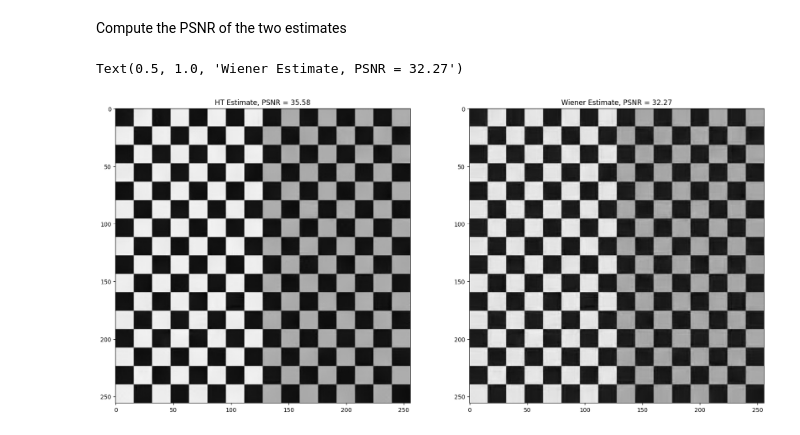
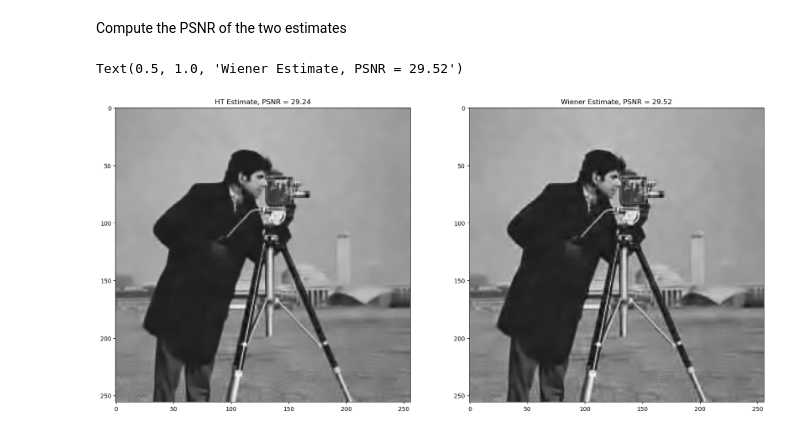
Before and after one commit to Thomas-Fabbris/MMIP-polimi, a Jupyter notebook: Assignments/lecture_3_DCT_denoising.ipynb, the cells around one changed output. Drawn from its saved outputs; the diff is of its cells as text; code cells hidden in the pictures.

```diff
--- a/Assignments/lecture_3_DCT_denoising.ipynb
+++ b/Assignments/lecture_3_DCT_denoising.ipynb
@@ -38,7 +35,7 @@ $$
 # %% [markdown]
 Load the image and rescale it in $[0,1]$
 # %%
-img = imread(f'{ROOT_FOLDER}/checkerboard.png') / \
+img = imread(f'{ROOT_FOLDER}/cameraman.png') / \
     255.0  # /checkerboard.png
 imsz = img.shape
 # %% [markdown]
@@ -276,19 +273,20 @@ for i in range(0, imsz[0] - p + 1, STEP):
     for j in range(0, imsz[1] - p + 1, STEP):
         # Extrach the patch from the noisy image with the top left corner at
         # pixel (i, j)
-        s = np.reshape(noisy_img[i:i + p,j:j + p], M)
+        s = np.reshape(noisy_img[i:i + p, j:j + p], M)
 
         # Compute the representation w.r.t. the 2D DCT dictionary
         x = D.T @ s
 
         # Extrach the patch from the image estimated by HT
-        s_hat_HT = np.reshape(img_hat[i:i + p,j:j + p], M)
+        s_hat_HT = np.reshape(img_hat[i:i + p, j:j + p], M)
 
         v_hat_HT = D.T @ s_hat_HT
 
         # Perform the Wiener filtering (do not filter the DC!)
         x_wie = x.copy()
-        x_wie[1:] = (np.square(v_hat_HT[1:]) / (np.square(v_hat_HT[1:]) + sigma_noise ** 2)) * x[1:]
+        x_wie[1:] = (np.square(v_hat_HT[1:]) /
+                     (np.square(v_hat_HT[1:]) + sigma_noise ** 2)) * x[1:]
 
         # Perform the reconstruction
         s_hat_wie = D @ x_wie
@@ -297,10 +295,10 @@ for i in range(0, imsz[0] - p + 1, STEP):
         w = 1
 
         # Put the denoised patch into the denoised image using the computed weight
-        img_hat_wiener[i:i + p, j:j + p] += w * s_hat_wie.reshape(p,p)
+        img_hat_wiener[i:i + p, j:j + p] += w * s_hat_wie.reshape(p, p)
 
         # Store the weight of the current patch in the weight matrix
-        weights[i:i + p,j:j + p] += w
+        weights[i:i + p, j:j + p] += w
 
 # Normalize the estimated image with the computed weights
 img_hat_wiener = np.divide(img_hat_wiener, weights, out=np.zeros_like(
@@ -308,14 +306,15 @@ img_hat_wiener = np.divide(img_hat_wiener, weights, out=np.zeros_like(
 # %% [markdown]
 Compute the PSNR of the two estimates
 # %%
-psnr_wiener = 10 * np.log10(1.0/np.square(np.subtract(img, img_hat_wiener)).mean())
+psnr_wiener = 10 * \
+    np.log10(1.0/np.square(np.subtract(img, img_hat_wiener)).mean())
 
 fig, ax = plt.subplots(1, 2, figsize=(20, 10))
 ax[0].imshow(img_hat, cmap='gray')
 ax[0].set_title(f'HT Estimate, PSNR = {psnr_hat:.2f}')
 
 ax[1].imshow(img_hat_wiener, cmap='gray')
 ax[1].set_title(f'Wiener Estimate, PSNR = {psnr_wiener:.2f}')
 # %% [output]
-Text(0.5, 1.0, 'Wiener Estimate, PSNR = 32.27')
+Text(0.5, 1.0, 'Wiener Estimate, PSNR = 29.52')
-[figure, old version]
+[figure, new version]
```
Also changed, not shown: parts of 23 cells of this notebook, 44 other files.
